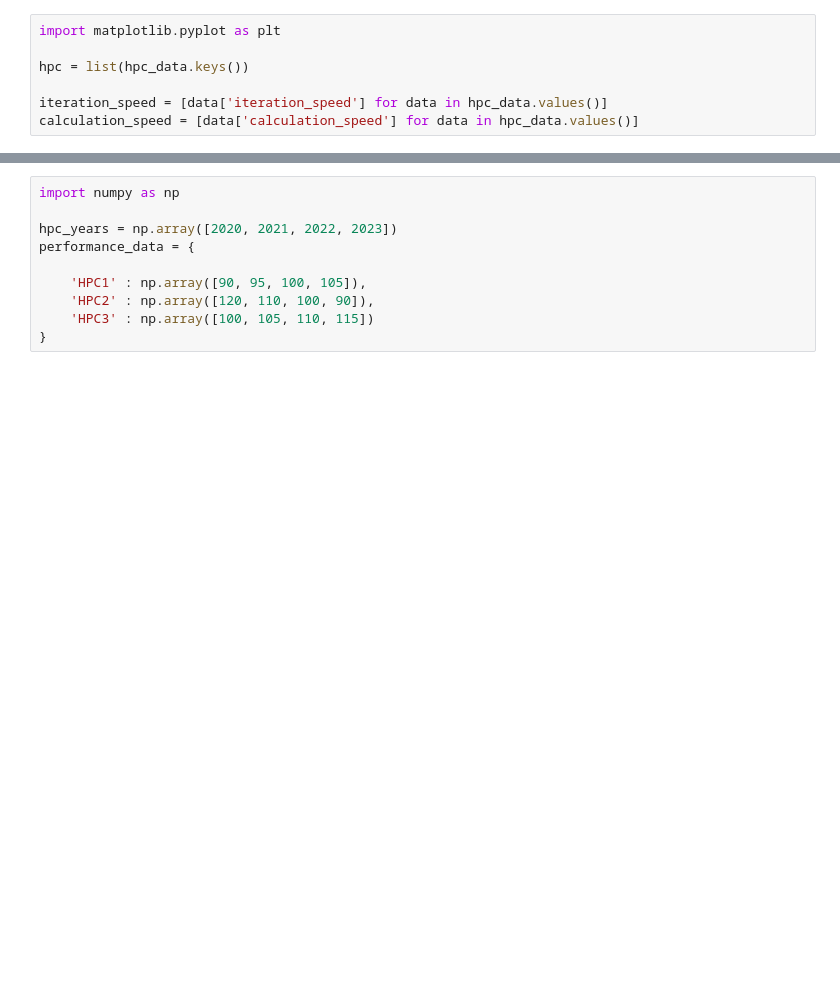
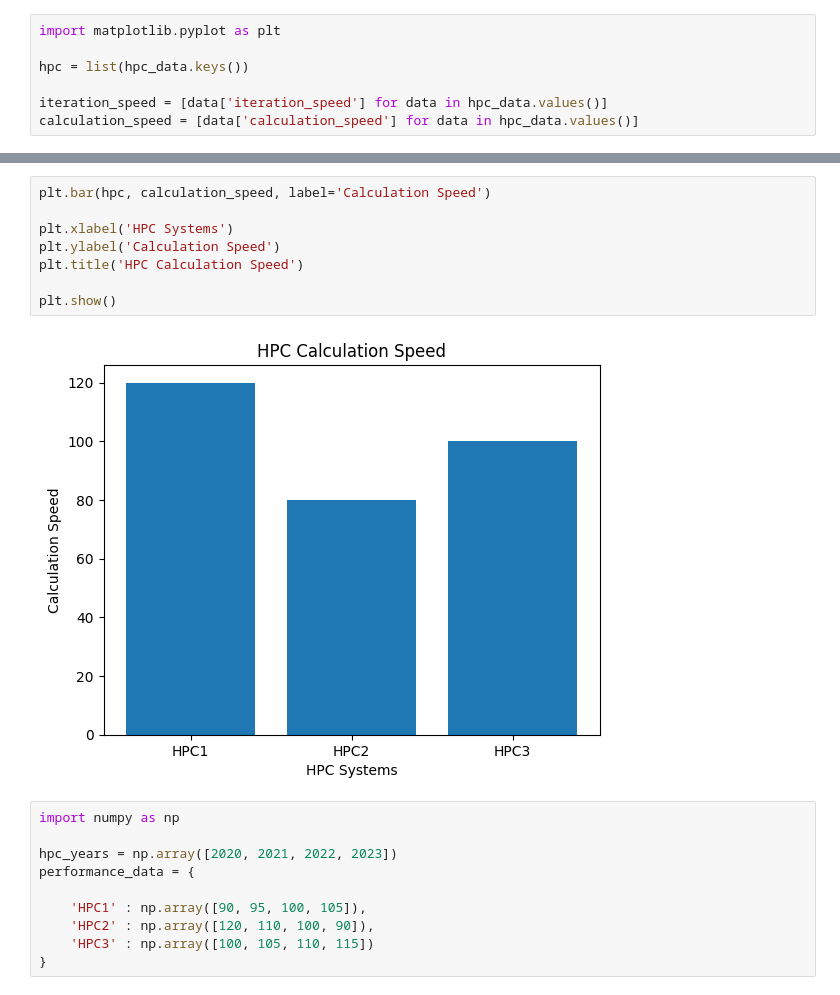
Before and after one commit to skills-cogrammar/NTCA, a Jupyter notebook: DS/GitHub Workshops/Workshop 9/HPC_basic.ipynb, the cells around one changed output, grey strips where cells are left out. Saved outputs shown, nothing was run; the diff lists cells and outputs as text; blank space fills up the shorter version.

```diff
--- a/DS/GitHub Workshops/Workshop 9/HPC_basic.ipynb
+++ b/DS/GitHub Workshops/Workshop 9/HPC_basic.ipynb
@@ -52,3 +52,13 @@ plt.show()
+# %%
+plt.bar(hpc, calculation_speed, label='Calculation Speed')
+
+plt.xlabel('HPC Systems')
+plt.ylabel('Calculation Speed')
+plt.title('HPC Calculation Speed')
+
+plt.show()
+# %% [output]
+[figure, added]
 # %%
 import numpy as np
 
```
Also changed, not shown: parts of 1 cell of this notebook, 5 other files.
